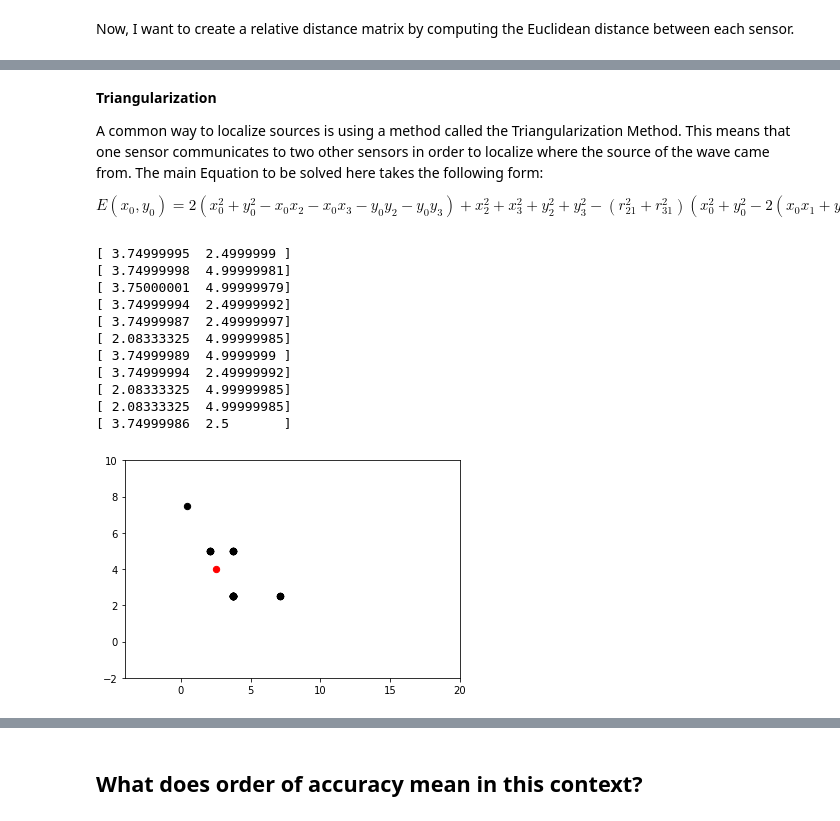
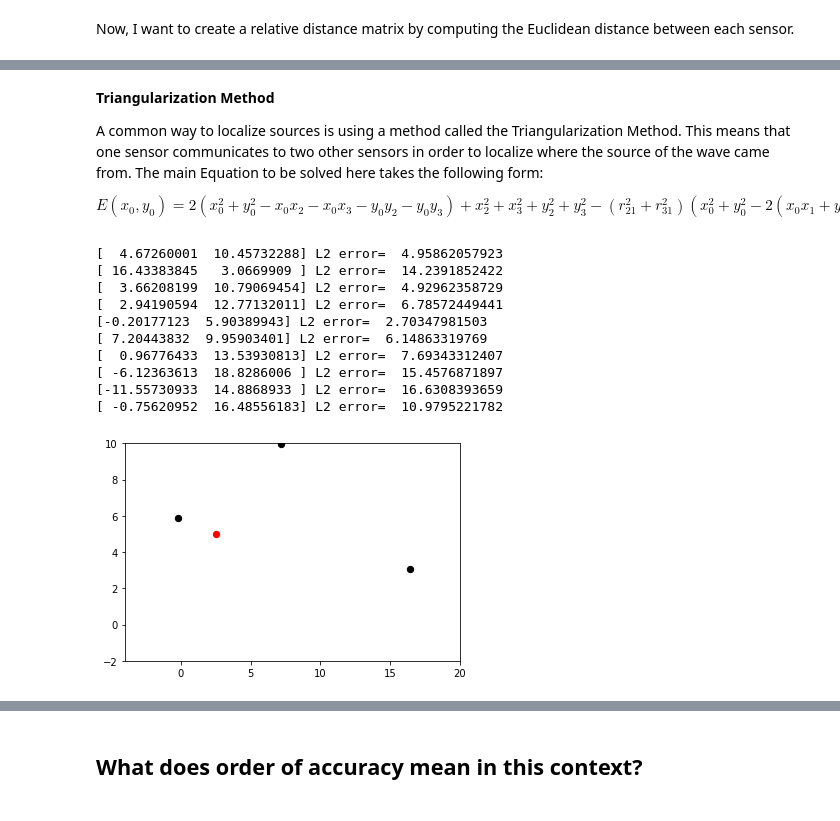
Before and after one commit to sarahaguasvivas/source-local-board, a Jupyter notebook: Source_Local_Method2.ipynb, the cells around one changed output, grey strips where cells are left out. Saved outputs shown, nothing was run; the diff lists cells and outputs as text; code cells hidden in the pictures.

```diff
--- a/Source_Local_Method2.ipynb
+++ b/Source_Local_Method2.ipynb
@@ -43,5 +50,5 @@ for i in  np.arange(len(Hash)):
 # %% [markdown]
-**Triangularization**
+**Triangularization Method**
 
 A common way to localize sources is using a method called the Triangularization Method. This means that one sensor communicates to two other sensors in order to localize where the source of the wave came from. The main Equation to be solved here takes the following form:
 
@@ -203,6 +200,9 @@ Window3= deque([])
 Window4= deque([])
 Window5= deque([])
 Window6= deque([])
+AllS1= deque([])
+TimeWindow=deque([])
+timelast=0
 j=0
 
 # The sampling rate at which this data was taken is 400 Hz and the goal is 1kHz
@@ -213,19 +213,20 @@ right4=0
 right5=0
 right6=0
 
-#pyplot.figure()
 with open(f) as file: #this loop will be replaced by some pyserial readline instruction if a life demo were to be done
     for line in file:
         data, timestamp = line.split("-")
         Sensors= data.split(",")
 
-        #Because this is a simulation of the "big picture", I am going to use 6 deques:
+        #One deque per sensor plus one for the timestamps.
         Sensors1=Sensors[0]
         Sensors2=Sensors[1]
         Sensors3=Sensors[2]
         Sensors4=Sensors[3]
         Sensors5=Sensors[4]
         Sensors6=Sensors[5]
+        Time= timestamp
+        AllS1.append(Sensors1)
 
         if j<=window_size:
             Window1.append(Sensors1)
@@ -234,6 +235,7 @@ with open(f) as file: #this loop will be replaced by some pyserial readline inst
             Window4.append(Sensors4)
             Window5.append(Sensors5)
             Window6.append(Sensors6)
+            TimeWindow.append(float(Time))
             j= j+1
         else:
             Window1.append(Sensors1)
@@ -242,73 +244,70 @@ with open(f) as file: #this loop will be replaced by some pyserial readline inst
             Window4.append(Sensors4)
             Window5.append(Sensors5)
             Window6.append(Sensors6)
+            TimeWindow.append(float(Time))
             Window1.popleft()
             Window2.popleft()
             Window3.popleft()
             Window4.popleft()
             Window5.popleft()
             Window6.popleft()
+            TimeWindow.popleft()
 
 # Now that the windows are ready, I will send them to the Event function and if most of the sensors agree
 # that there is an event, then the breeding pairing will actuate
 
         if j>= window_size:
-            yesno1, right1, sensdata1, cwtmatr= Event(Window1, right1)
+
+            yesno1, right1, sensdata1, timelast= Event(Window1, right1,TimeWindow, timelast)
             sensdata2= Window2[-1]
             sensdata3= Window3[-1]
             sensdata4= Window4[-1]
             sensdata5= Window5[-1]
             sensdata6= Window6[-1]
 
             if yesno1==1:
-                #pyplot.imshow(cwtmatr)
-
                 listsens= (sensdata1, sensdata2, sensdata3, sensdata4, sensdata5, sensdata6)
                 listsens1= (Window1, Window2, Window3, Window4, Window5, Window6)
                 pair1= Breeding(listsens, 0) #sensor1 will start at 0
                 x1= Hash[1][0]
                 y1= Hash[1][1]
                 x2= Hash[pair1[0]+1][0]
                 y2= Hash[pair1[0]+1][1]
                 x3= Hash[pair1[1]+1][0]
                 y3= Hash[pair1[1]+1][1]
                 s1= sensdata1
                 s2= listsens[pair1[0]]
                 s3= listsens[pair1[1]]
-
                 ss1= listsens1[0]
                 ss2= listsens1[pair1[0]]
                 ss3= listsens1[pair1[1]]
 
-                t12= np.amax(signal.correlate(np.asarray(ss1, dtype=np.float64),np.asarray(ss2, dtype=np.float64), mode='same'))/400
-                t23= np.amax(signal.correlate(np.asarray(ss2, dtype=np.float64),np.asarray(ss3, dtype=np.float64), mode='same'))/400
-                t31= np.amax(signal.correlate(np.asarray(ss3, dtype=np.float64),np.asarray(ss1, dtype=np.float64), mode='same'))/400
+                t12= np.amax(signal.correlate(np.asarray(ss1, dtype=np.float64),np.asarray(ss2, dtype=np.float64), mode='same'))
+                t23= np.amax(signal.correlate(np.asarray(ss2, dtype=np.float64),np.asarray(ss3, dtype=np.float64), mode='same'))
+                t31= np.amax(signal.correlate(np.asarray(ss3, dtype=np.float64),np.asarray(ss1, dtype=np.float64), mode='same'))
 
-                u,i= SourceLoc(float(s1),float(s2),float(s3),[.5,.5],x1,x2,x3,y1,y2,y3,t12,t23,t31,rtol=1e-15,maxit=500,
-                               epsilon=1e-8,verbose= False)
+                u,i= SourceLoc(float(s1),float(s2),float(s3),[.5,.5],x1,x2,x3,y1,y2,y3,t12,t23,t31,rtol=1e-15,maxit=50,
+                               epsilon=1e-10,verbose= False)
 
-                # put a red dot, size 40, at 2 locations:
-                # pyplot.figure()
-                pyplot.scatter(u[0]/2, u[1]/2, c='k', s=40)
+                #pyplot.scatter(u[0], u[1], c='k', s=40)
+                #pyplot.xlim(xmin= -4)
+                #pyplot.xlim(xmax= 20)
+                #pyplot.ylim(ymin= -2)
+                #pyplot.ylim(ymax= 10)
+                error= ((u[0]-2.5)**2+ (u[1]-6)**2)**(1/2)
+                print(u, "L2 error= ", error)
 
-                pyplot.xlim(xmin=-4)
-                pyplot.xlim(xmax= 20)
-                pyplot.ylim(ymin= -2)
-                pyplot.ylim(ymax= 10)
-                print(u/2)
-
-pyplot.scatter(2.5, 4, c='r', s=40)
-pyplot.show()
+#pyplot.scatter(2.5, 5, c='r', s=40)
+#pyplot.show()
 # %% [output]
-[ 3.74999995  2.4999999 ]
-[ 3.74999998  4.99999981]
-[ 3.75000001  4.99999979]
-[ 3.74999994  2.49999992]
-[ 3.74999987  2.49999997]
-[ 2.08333325  4.99999985]
-[ 3.74999989  4.9999999 ]
-[ 3.74999994  2.49999992]
-[ 2.08333325  4.99999985]
-[ 2.08333325  4.99999985]
-[ 3.74999986  2.5       ]
+[  4.67260001  10.45732288] L2 error=  4.95862057923
+[ 16.43383845   3.0669909 ] L2 error=  14.2391852422
+[  3.66208199  10.79069454] L2 error=  4.92962358729
+[  2.94190594  12.77132011] L2 error=  6.78572449441
+[-0.20177123  5.90389943] L2 error=  2.70347981503
+[ 7.20443832  9.95903401] L2 error=  6.14863319769
+[  0.96776433  13.53930813] L2 error=  7.69343312407
+[ -6.12363613  18.8286006 ] L2 error=  15.4576871897
+[-11.55730933  14.8868933 ] L2 error=  16.6308393659
+[ -0.75620952  16.48556183] L2 error=  10.9795221782
-[figure, old version]
+[figure, new version]
```
Also changed, not shown: parts of 10 cells of this notebook.
